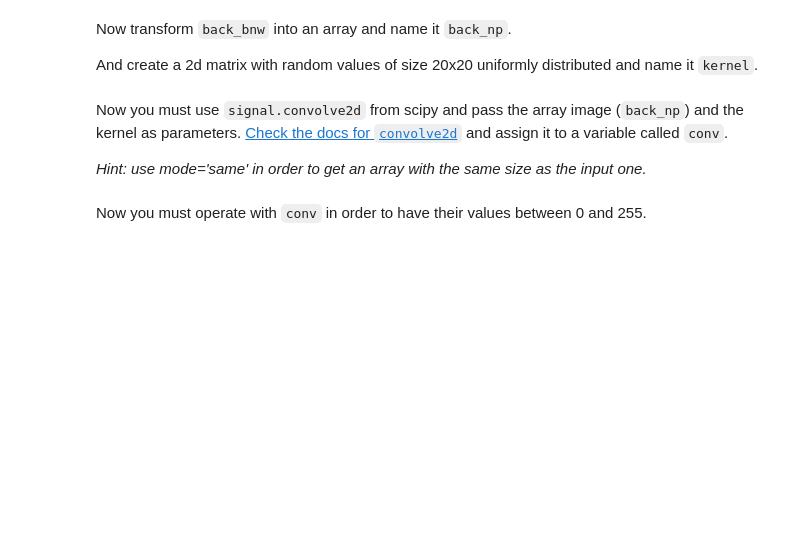
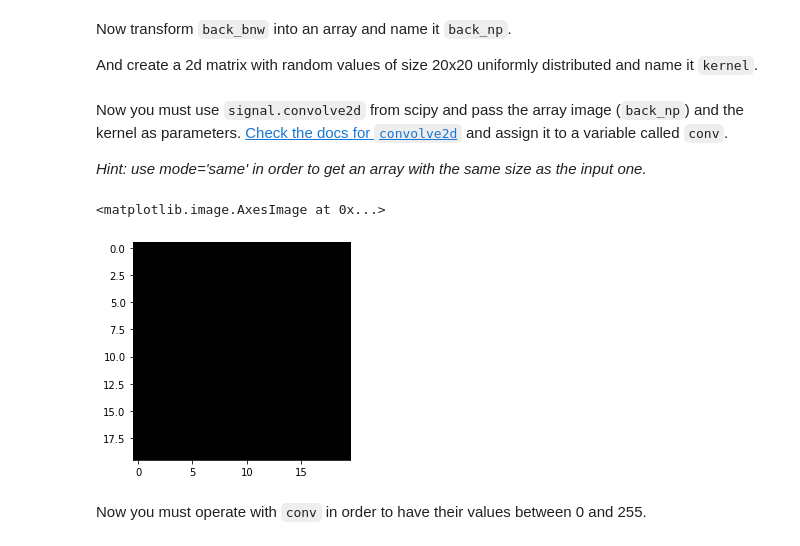
Before and after one commit to blancalluch/ImageSegmentation, a Jupyter notebook: main.ipynb, the cells around one changed output. Cells and saved outputs as stored; diff of their text form; code cells hidden in the pictures; blank space fills up the shorter version.

```diff
--- a/main.ipynb
+++ b/main.ipynb
@@ -142,7 +142,11 @@ Now you must use `signal.convolve2d` from scipy and pass the array image (`back_
 # %%
 # Your code here
 from scipy import signal
 conv = scipy.signal.convolve2d(kernel, back_np, mode='same')
+plt.imshow(conv,cmap='gray')
+# %% [output]
+<matplotlib.image.AxesImage at 0x...>
+[figure, added]
 # %% [markdown]
 Now you must operate with `conv` in order to have their values between 0 and 255.
 # %%
```
Also changed, not shown: parts of 1 cell of this notebook.
